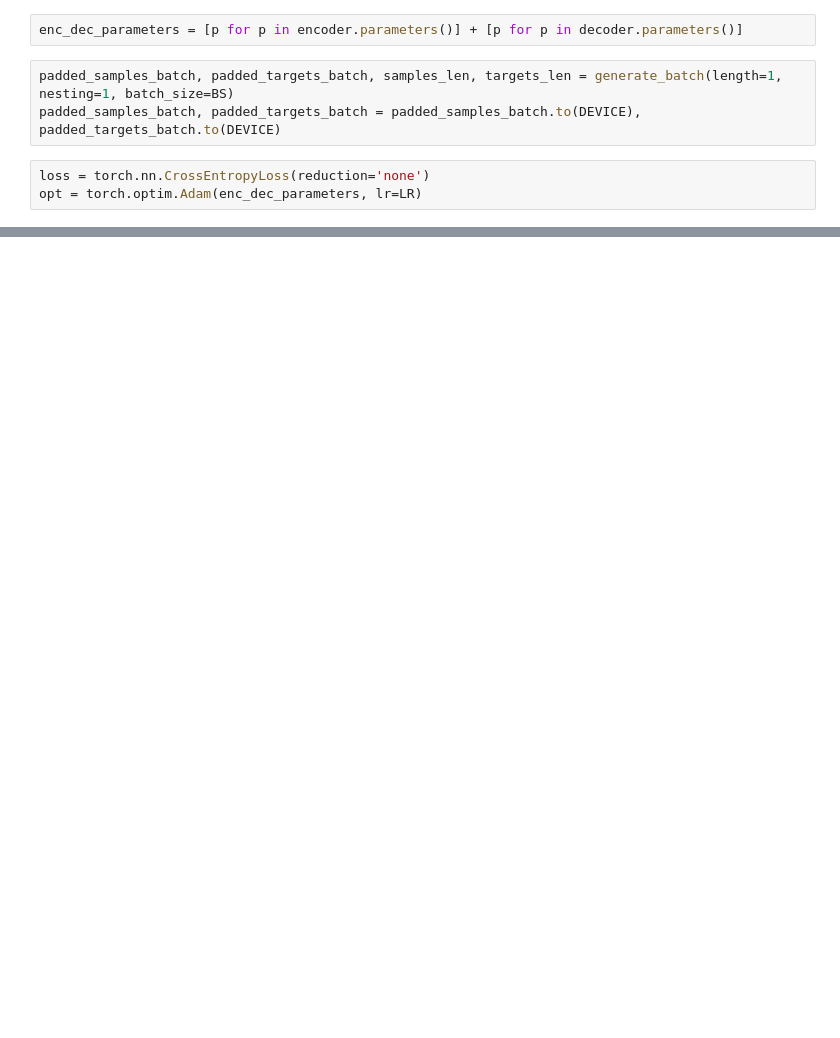
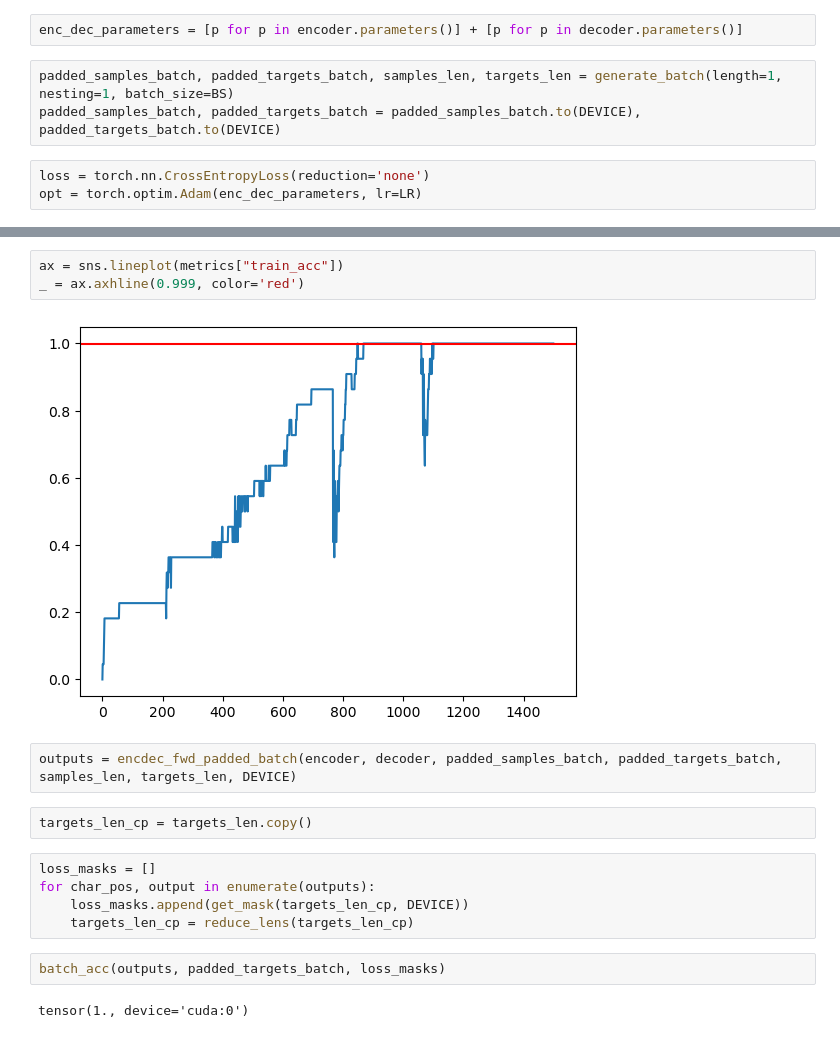
Before and after one commit to flavio2018/lte, a Jupyter notebook: notebooks/0.5_build_train_enc_dec.ipynb, the cells around one changed output, grey strips where cells are left out. Cells and saved outputs as stored; diff of their text form; blank space fills up the shorter version.

```diff
--- a/notebooks/0.5_build_train_enc_dec.ipynb
+++ b/notebooks/0.5_build_train_enc_dec.ipynb
@@ -93,0 +130,18 @@ ax = sns.lineplot(loss_values)
+# %%
+ax = sns.lineplot(metrics["train_acc"])
+_ = ax.axhline(0.999, color='red')
+# %% [output]
+[figure, added]
+# %%
+outputs = encdec_fwd_padded_batch(encoder, decoder, padded_samples_batch, padded_targets_batch, samples_len, targets_len, DEVICE)
+# %%
+targets_len_cp = targets_len.copy()
+# %%
+loss_masks = []
+for char_pos, output in enumerate(outputs):
+    loss_masks.append(get_mask(targets_len_cp, DEVICE))
+    targets_len_cp = reduce_lens(targets_len_cp)
+# %%
+batch_acc(outputs, padded_targets_batch, loss_masks)
+# %% [output]
+tensor(1., device='cuda:0')
```
Also changed, not shown: parts of 10 cells of this notebook.
